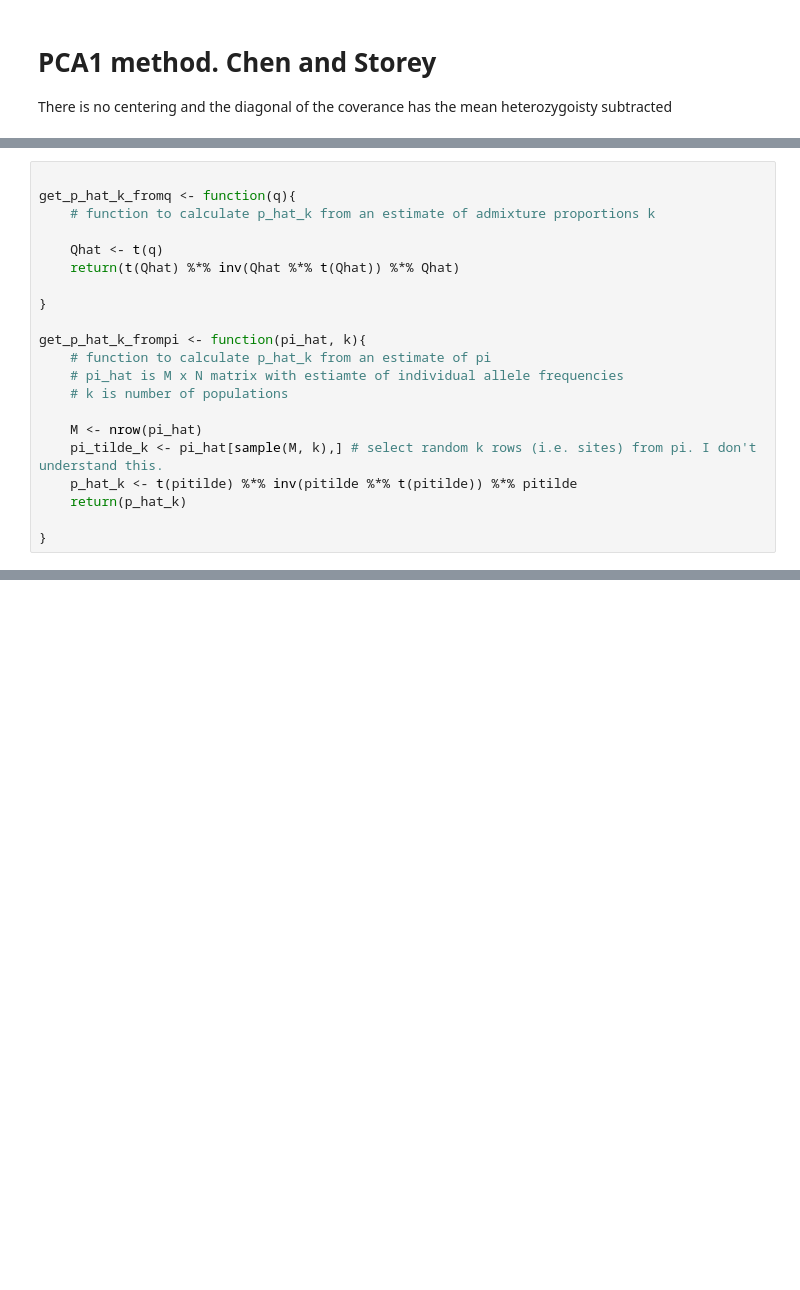
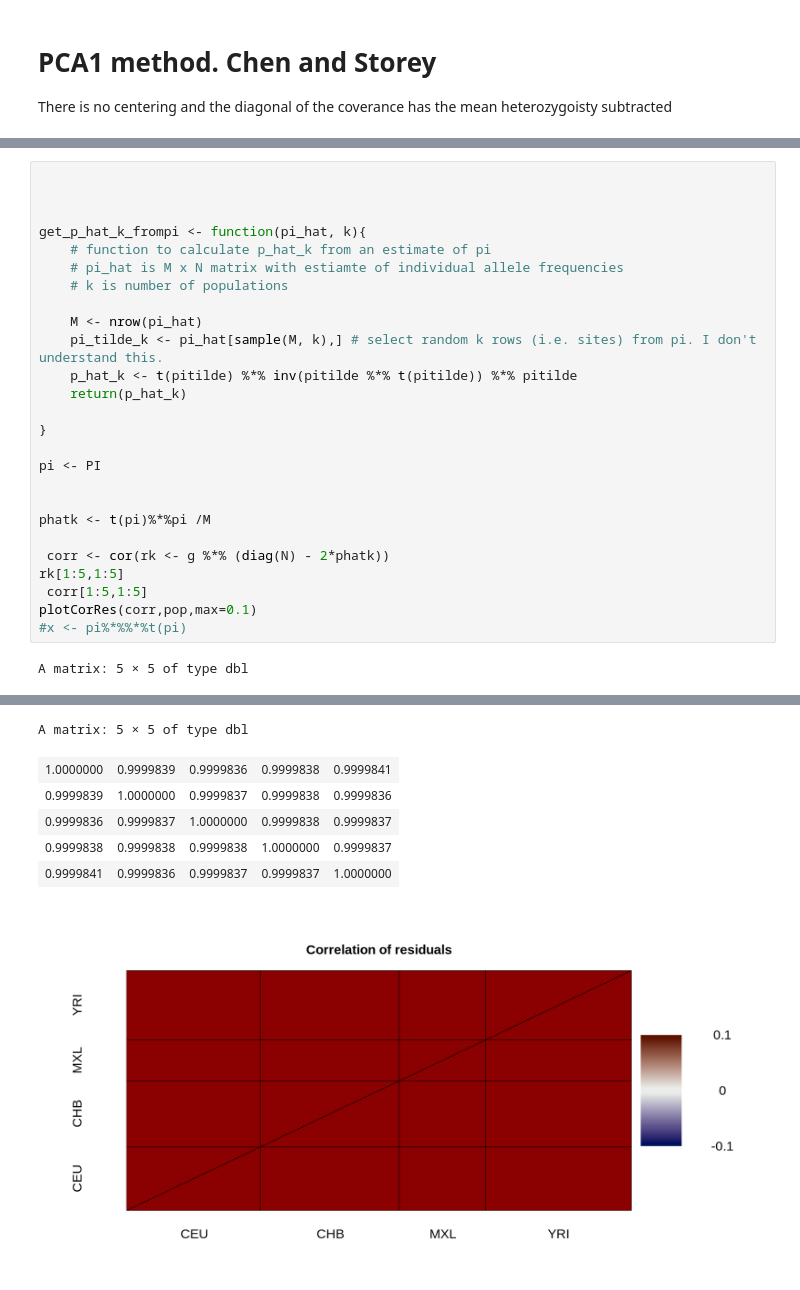
Before and after one commit to popgenDK/evalPopStructure, a Jupyter notebook: evalPCA.ipynb, the cells around one changed output, grey strips where cells are left out. Saved outputs shown, nothing was run; the diff lists cells and outputs as text; blank space fills up the shorter version.

```diff
--- a/evalPCA.ipynb
+++ b/evalPCA.ipynb
@@ -96,12 +138,6 @@ no missing genotypes
 # %%
 
-get_p_hat_k_fromq <- function(q){
-    # function to calculate p_hat_k from an estimate of admixture proportions k
 
-    Qhat <- t(q)
-    return(t(Qhat) %*% inv(Qhat %*% t(Qhat)) %*% Qhat)
-
-}
 
 get_p_hat_k_frompi <- function(pi_hat, k){
     # function to calculate p_hat_k from an estimate of pi
@@ -114,3 +150,16 @@ get_p_hat_k_frompi <- function(pi_hat, k){
     return(p_hat_k)
 
 }
+
+pi <- PI
+
+
+phatk <- t(pi)%*%pi /M
+
+ corr <- cor(rk <- g %*% (diag(N) - 2*phatk))
+rk[1:5,1:5]
+ corr[1:5,1:5]
+plotCorRes(corr,pop,max=0.1)
+#x <- pi%*%%*%t(pi)
+# %% [output]
+A matrix: 5 × 5 of type dbl
@@ -116,0 +171,7 @@ get_p_hat_k_frompi <- function(pi_hat, k){
+A matrix: 5 × 5 of type dbl
+| 1.0000000 | 0.9999839 | 0.9999836 | 0.9999838 | 0.9999841 |
+| 0.9999839 | 1.0000000 | 0.9999837 | 0.9999838 | 0.9999836 |
+| 0.9999836 | 0.9999837 | 1.0000000 | 0.9999838 | 0.9999837 |
+| 0.9999838 | 0.9999838 | 0.9999838 | 1.0000000 | 0.9999837 |
+| 0.9999841 | 0.9999836 | 0.9999837 | 0.9999837 | 1.0000000 |
+[figure, added]
```
Also changed, not shown: parts of 20 cells of this notebook.
